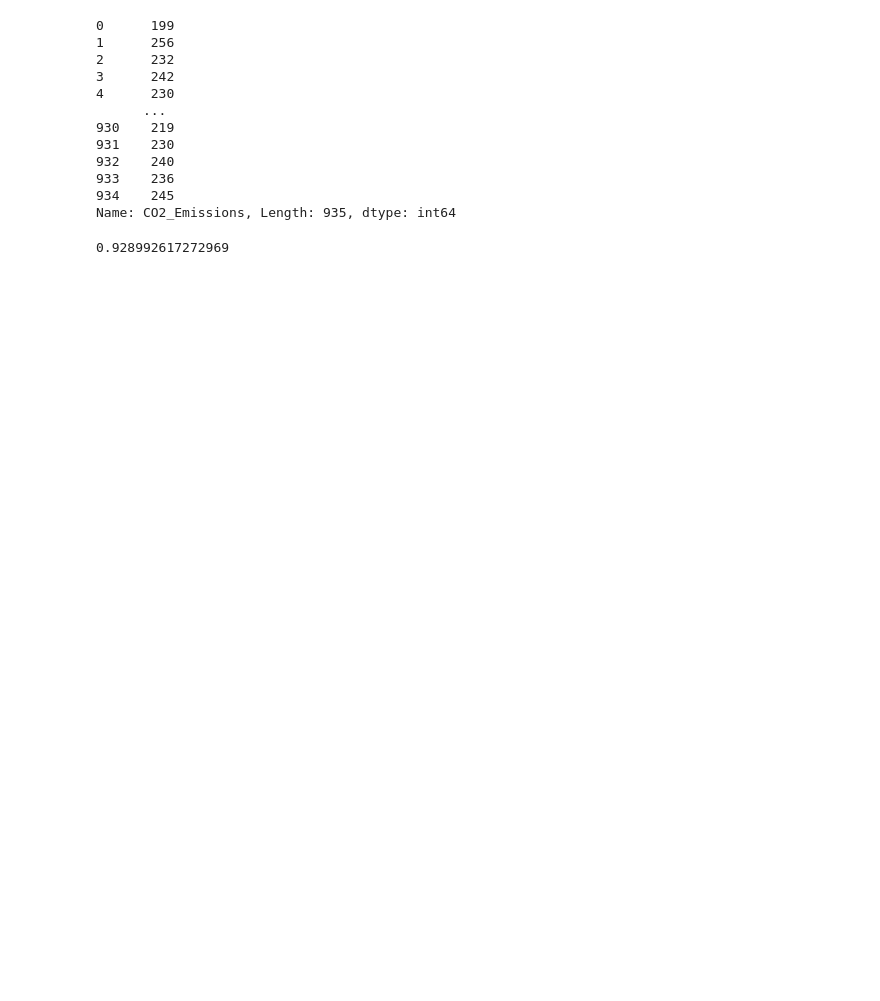
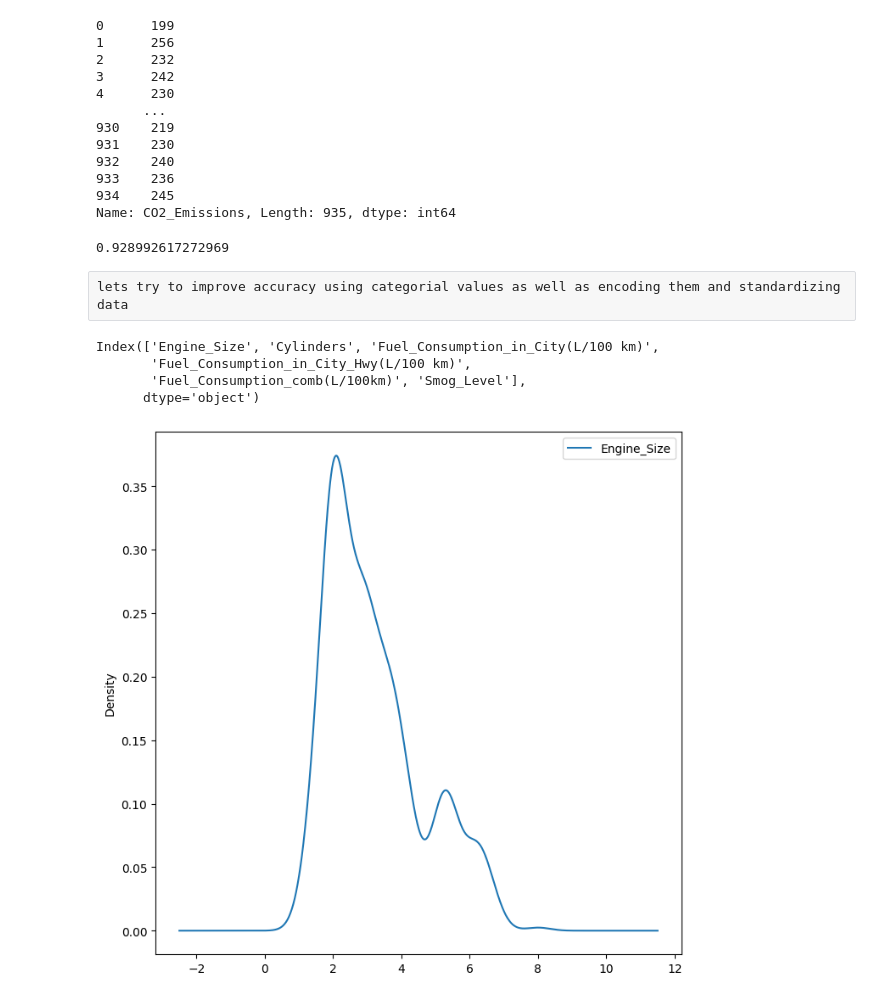
Before and after one commit to AbhinavSinghKuriya/Datasheet3, a Jupyter notebook: LinearRegression.ipynb, the cells around one changed output. Drawn from its saved outputs; the diff is of its cells as text; code cells hidden in the pictures; blank space fills up the shorter version.

```diff
--- a/LinearRegression.ipynb
+++ b/LinearRegression.ipynb
@@ -104,3 +104,19 @@ tpred = tlr.predict(tx)
 print(r2_score(ty,tpred))
 # %% [output]
 0.928992617272969
+# %% [raw]
+lets try to improve accuracy using categorial values as well as encoding them and standardizing data
+# %%
+# custom function for printing all numeric columns plot
+def plotkde(a):
+    df.plot(y=[a], kind='kde',figsize=(8,8))
+allnc = chdfd.columns
+print(allnc)
+for i in allnc:
+    plotkde(i)
+# %% [output]
+Index(['Engine_Size', 'Cylinders', 'Fuel_Consumption_in_City(L/100 km)',
+       'Fuel_Consumption_in_City_Hwy(L/100 km)',
+       'Fuel_Consumption_comb(L/100km)', 'Smog_Level'],
+      dtype='object')
+[figure, added]
```
Also changed, not shown: parts of 2 cells of this notebook.
